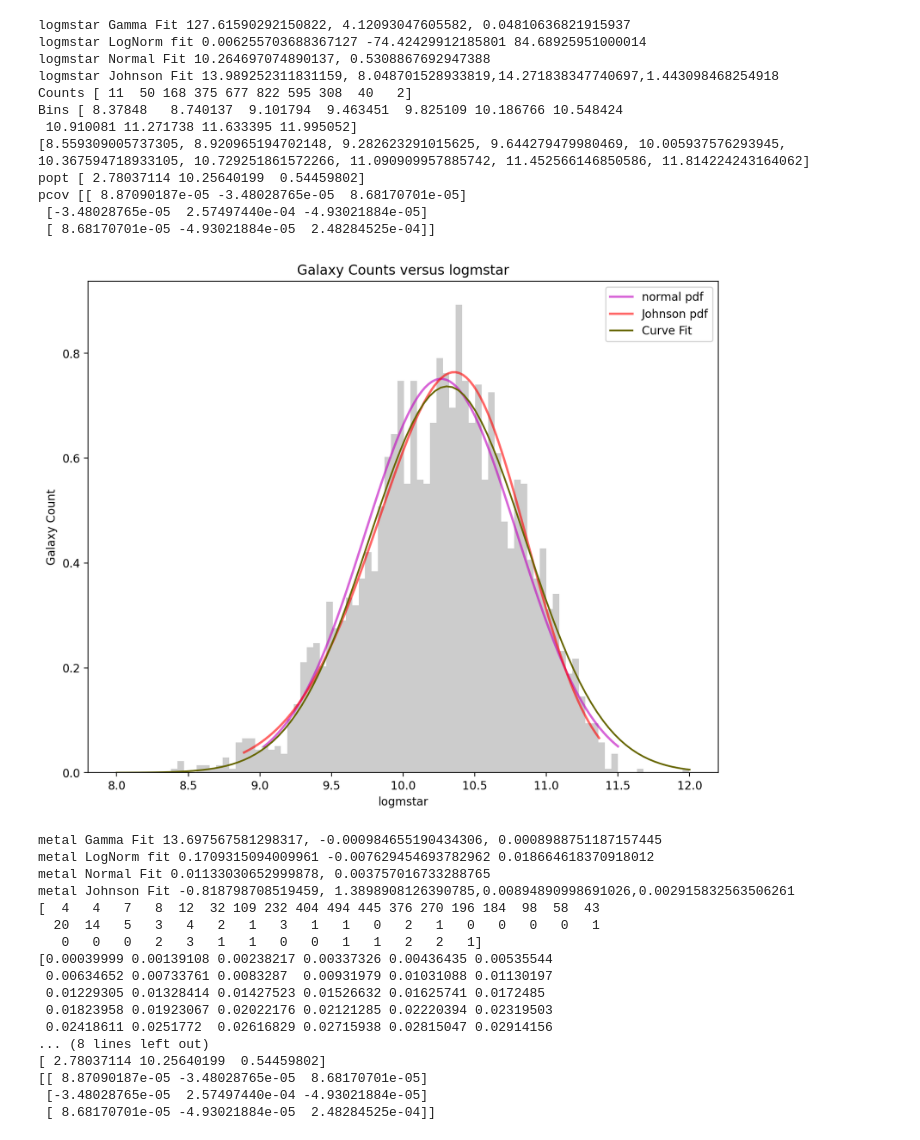
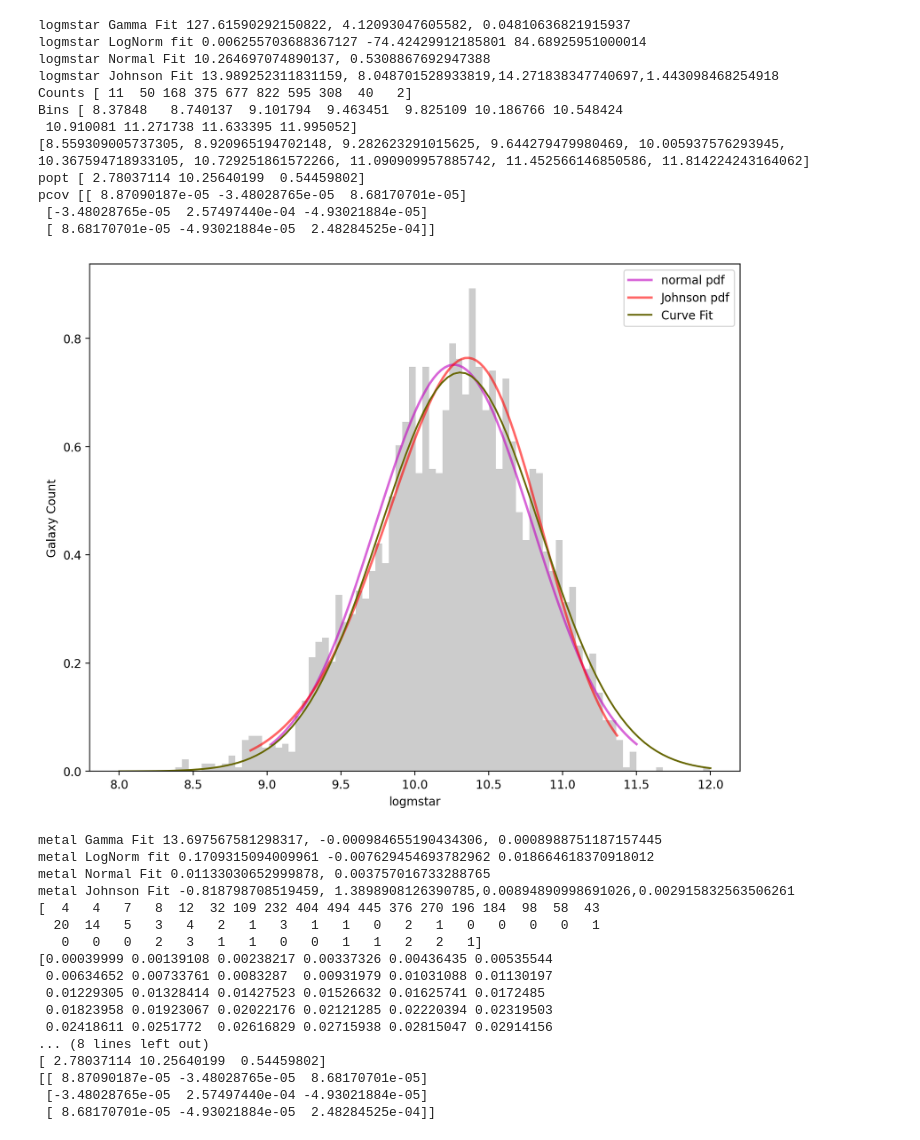
Before and after one commit to KeithSloan/MSc_Project, a Jupyter notebook: Jupyter/AstropyTable/CurveFit_EllipticalsEnvironments.ipynb, the cells around one changed output. Saved outputs shown, nothing was run; the diff lists cells and outputs as text; code cells hidden in the pictures.

```diff
--- a/Jupyter/AstropyTable/CurveFit_EllipticalsEnvironments.ipynb
+++ b/Jupyter/AstropyTable/CurveFit_EllipticalsEnvironments.ipynb
@@ -68,7 +68,7 @@ xfield = 'uminusr'
 #print(counts)
 
 ax1 = fig.add_subplot(1, 1, 1)
-ax1.title.set_text('Galaxy Counts versus uminusr')
+#ax1.title.set_text('Galaxy Counts versus uminusr')
 ax1.set_ylabel('Galaxy Count')
 ax1.set_xlabel(xfield)
 #counts, bins = np.histogram(RErange1[xfield].data,bins=binCount)
@@ -159,7 +159,7 @@ plt.show()
 fig = plt.figure(figsize=(10, 8), dpi=200)
 xfield ='logmstar'
 ax2 = fig.add_subplot(1, 1, 1)
-ax2.title.set_text('Galaxy Counts versus logmstar')
+#ax2.title.set_text('Galaxy Counts versus logmstar')
 ax2.set_ylabel('Galaxy Count')
 ax2.set_xlabel(xfield)
 #counts, bins = np.histogram(RErange1[xfield].data,bins=binCount)
@@ -353,16 +353,16 @@ uminusr Johnson fit : 1.7748861883039824 2.280159876897251 2.4974241470144456 0.
 logmstar Gamma Fit 127.61590292150822, 4.12093047605582, 0.04810636821915937
 logmstar LogNorm fit 0.006255703688367127 -74.42429912185801 84.68925951000014
 logmstar Normal Fit 10.264697074890137, 0.5308867692947388
 logmstar Johnson Fit 13.989252311831159, 8.048701528933819,14.271838347740697,1.443098468254918
 Counts [ 11  50 168 375 677 822 595 308  40   2]
 Bins [ 8.37848   8.740137  9.101794  9.463451  9.825109 10.186766 10.548424
  10.910081 11.271738 11.633395 11.995052]
 [8.559309005737305, 8.920965194702148, 9.282623291015625, 9.644279479980469, 10.005937576293945, 10.367594718933105, 10.729251861572266, 11.090909957885742, 11.452566146850586, 11.814224243164062]
 popt [ 2.78037114 10.25640199  0.54459802]
 pcov [[ 8.87090187e-05 -3.48028765e-05  8.68170701e-05]
  [-3.48028765e-05  2.57497440e-04 -4.93021884e-05]
  [ 8.68170701e-05 -4.93021884e-05  2.48284525e-04]]
-[figure, old version]
+[figure, new version]
 metal Gamma Fit 13.697567581298317, -0.000984655190434306, 0.0008988751187157445
 metal LogNorm fit 0.1709315094009961 -0.007629454693782962 0.018664618370918012
 metal Normal Fit 0.01133030652999878, 0.003757016733288765
```
Also changed, not shown: parts of 1 cell of this notebook, 4 other files.
